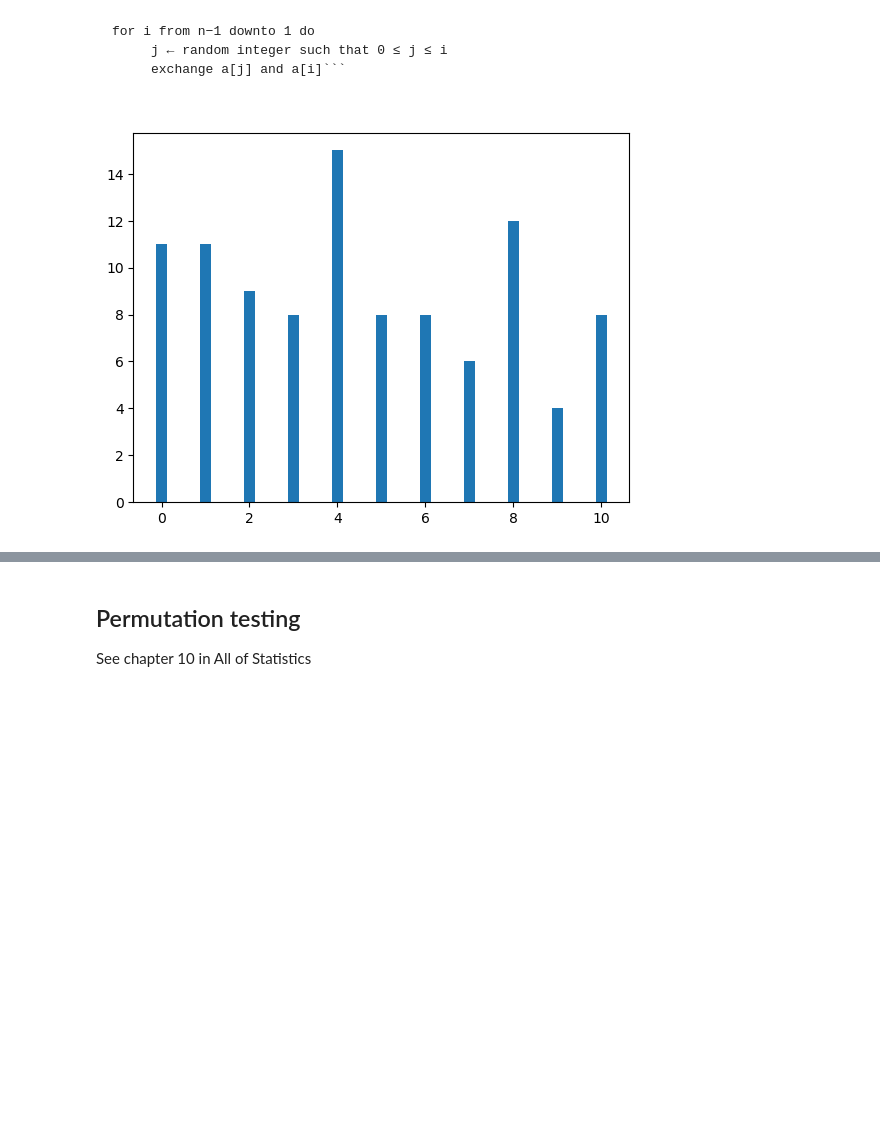
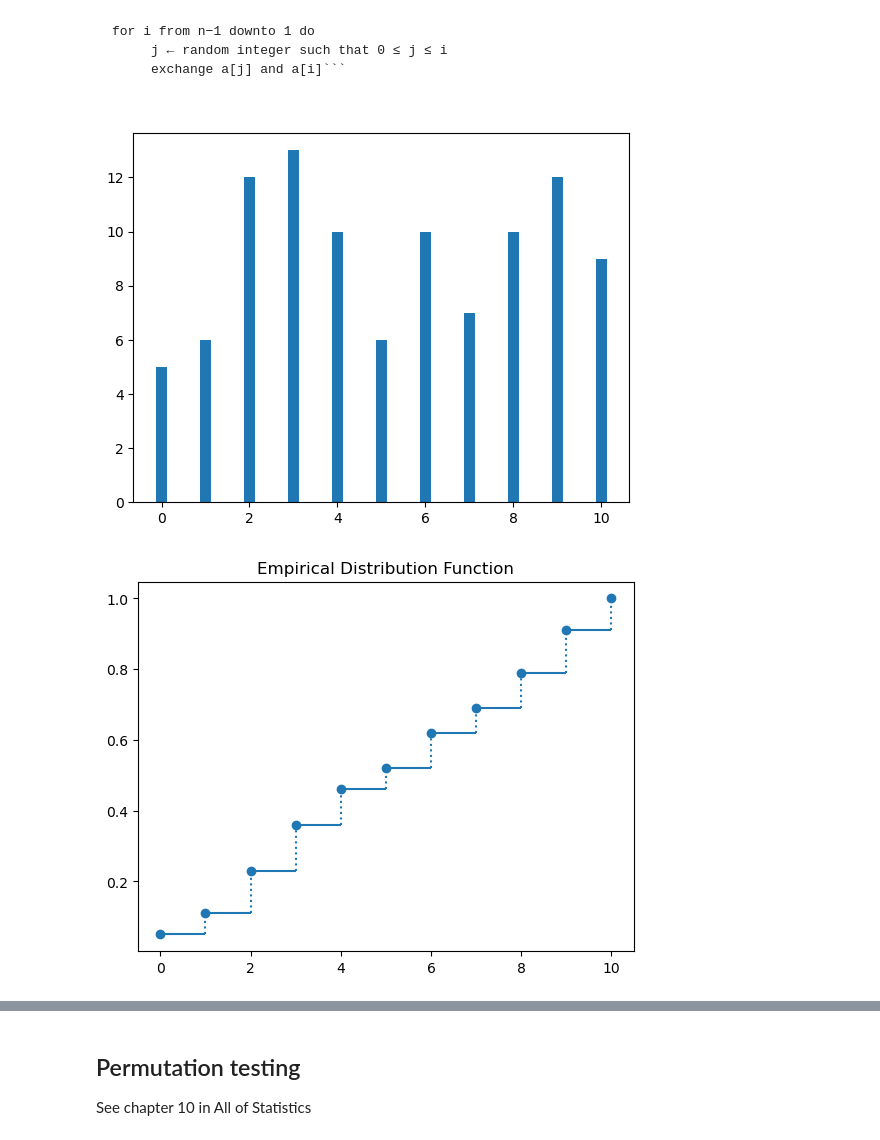
Before and after one commit to datascience-intro/1MS041-2023, a Jupyter notebook: notebooks/08-ProbSS5.ipynb, the cells around one changed output, grey strips where cells are left out. Saved outputs shown, nothing was run; the diff lists cells and outputs as text; code cells hidden in the pictures; blank space fills up the shorter version.

```diff
--- a/notebooks/08-ProbSS5.ipynb
+++ b/notebooks/08-ProbSS5.ipynb
@@ -73,9 +80,13 @@ def randint(b):
     from math import floor
     return floor(u*(b+1))
 # %%
-discrete_histogram([randint(10) for i in range(100)])
+from Utils import plotEDF,makeEDF
+random_samples_int = [randint(10) for i in range(100)]
+discrete_histogram(random_samples_int)
+plotEDF(makeEDF(random_samples_int))
 # %% [output]
-[figure, old version]
+[figure, new version]
+[figure, added]
 # %%
 arr = np.arange(0,100)
 n = len(arr)
```
Also changed, not shown: parts of 23 cells of this notebook, 11 other files.
